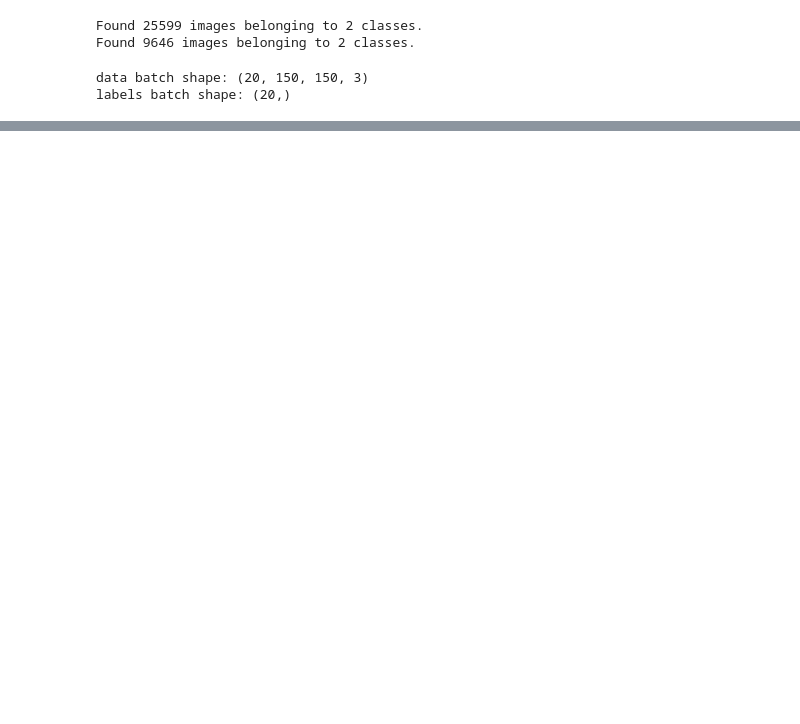
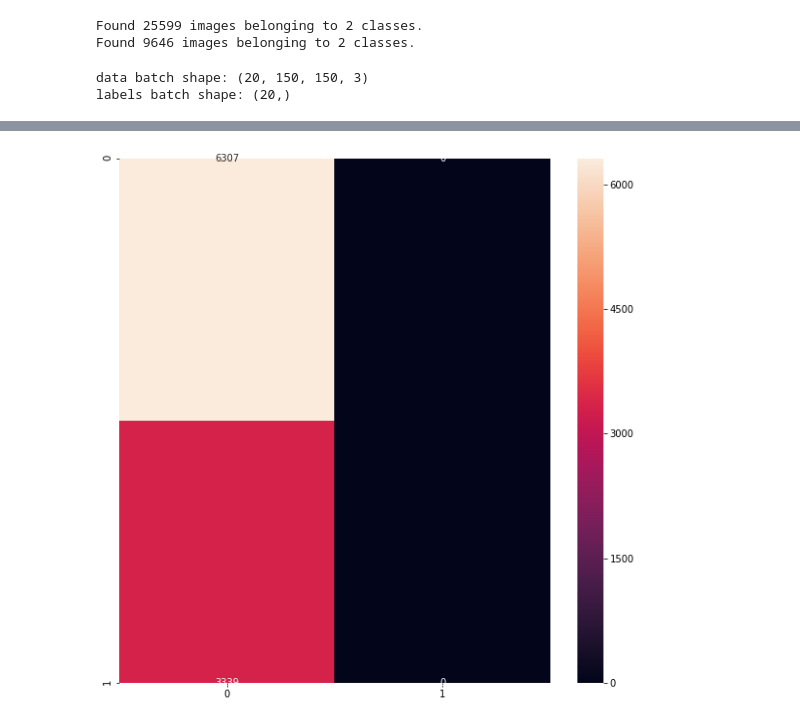
Before and after one commit to vitor-f21/Autism_Prediction_Using_Deep_Learning, a Jupyter notebook: Treino_Pipeline_Coronal_TCC_PreProcessado.ipynb, the cells around one changed output, grey strips where cells are left out. Cells and saved outputs as stored; diff of their text form; code cells hidden in the pictures; blank space fills up the shorter version.

```diff
--- a/Treino_Pipeline_Coronal_TCC_PreProcessado.ipynb
+++ b/Treino_Pipeline_Coronal_TCC_PreProcessado.ipynb
@@ -78,0 +67,10 @@ Use tf.where in 2.0, which has the same broadcast rule as np.where
+# %%
+from keras import optimizers
+from keras.optimizers import SGD
+from keras.callbacks import ModelCheckpoint,LearningRateScheduler
+
+# SGD (Descida do Gradiente Estocástico) - Otimizador
+momentum = 0.5
+sgd = SGD(lr=0.01, momentum=momentum, decay=0.0, nesterov=False)
+
+model.compile(loss='binary_crossentropy',optimizer=sgd, metrics=['accuracy'])
@@ -106,6 +110,21 @@ validation_generator = test_datagen.flow_from_directory(
 # %% [output]
 Found 25599 images belonging to 2 classes.
 Found 9646 images belonging to 2 classes.
+# %%
+import math
+def step_decay(epoch):
+
+
+    initial_lrate=0.1
+    drop=0.6
+    epochs_drop = 3.0
+    lrate= initial_lrate * math.pow(drop,
+           math.floor((1+epoch)/epochs_drop))
+    return lrate
+
+
+lrate = LearningRateScheduler(step_decay)
+callbacks_list = [ lrate]
 # %%
 for data_batch, labels_batch in train_generator:
     print('data batch shape:', data_batch.shape)
@@ -119,6 +138,7 @@ history = model.fit_generator(
       train_generator,
       steps_per_epoch=100,
       epochs=30,
+      callbacks=callbacks_list,
       validation_data=validation_generator,
       validation_steps=50)
 # %% [output]
@@ -165,0 +191,11 @@ plt.show()
+# %%
+from sklearn.metrics import confusion_matrix
+Y_prediction = model.predict_generator(validation_generator,len(validation_generator))
+Y_pred_classes = np.argmax(Y_prediction,axis = 1)
+confusion_mtx = confusion_matrix(validation_generator.classes, Y_pred_classes)
+# %%
+plt.figure(figsize=(10,10))
+import seaborn as sns
+sns.heatmap(confusion_mtx, annot=True, fmt="d");
+# %% [output]
+[figure, added]
```
Also changed, not shown: parts of 6 cells of this notebook.
